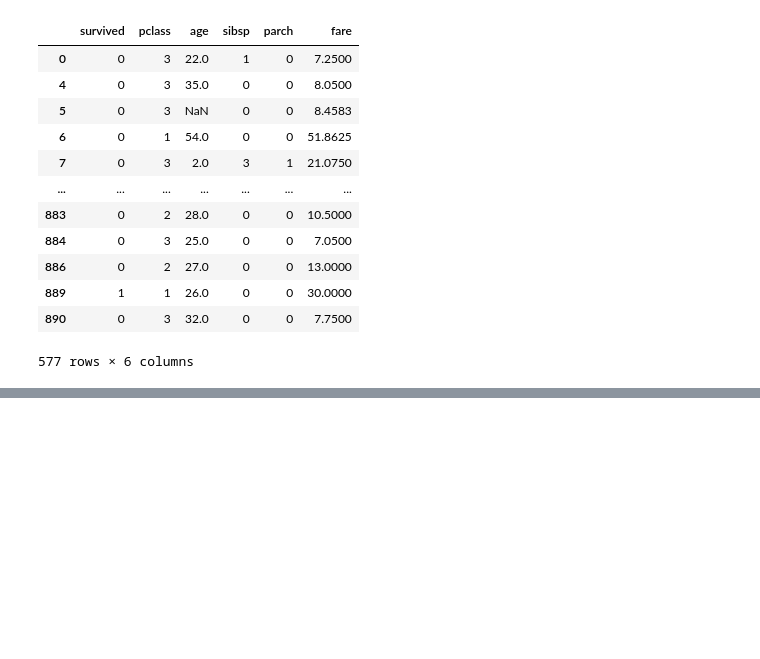
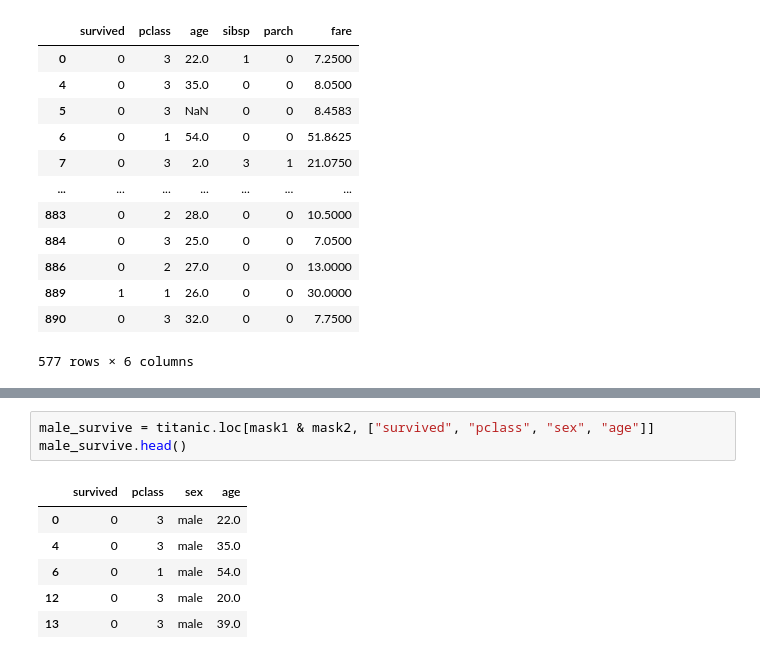
Before and after one commit to Jamal811/Data-Science, a Jupyter notebook: Data-Scince-Projectbase/12-Projects-Data Science course/pandas_Materials/Pandas_1.ipynb, the cells around one changed output, grey strips where cells are left out. Saved outputs shown, nothing was run; the diff lists cells and outputs as text; blank space fills up the shorter version.

```diff
--- a/Data-Scince-Projectbase/12-Projects-Data Science course/pandas_Materials/Pandas_1.ipynb
+++ b/Data-Scince-Projectbase/12-Projects-Data Science course/pandas_Materials/Pandas_1.ipynb
@@ -1699,0 +1740,10 @@ titanic.loc[mask1, ~mask2]
+# %%
+male_survive = titanic.loc[mask1 & mask2, ["survived", "pclass", "sex", "age"]]
+male_survive.head()
+# %% [output]
+|  | survived | pclass | sex | age |
+| 0 | 0 | 3 | male | 22.0 |
+| 4 | 0 | 3 | male | 35.0 |
+| 6 | 0 | 1 | male | 54.0 |
+| 12 | 0 | 3 | male | 20.0 |
+| 13 | 0 | 3 | male | 39.0 |
```
Also changed, not shown: parts of 8 cells of this notebook.
